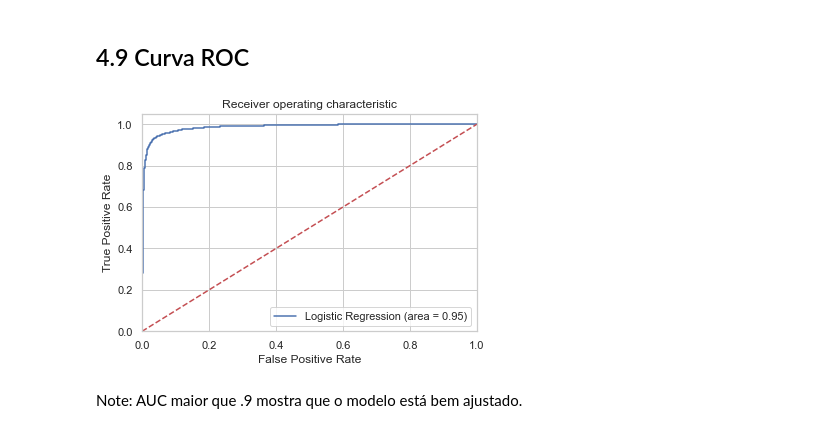
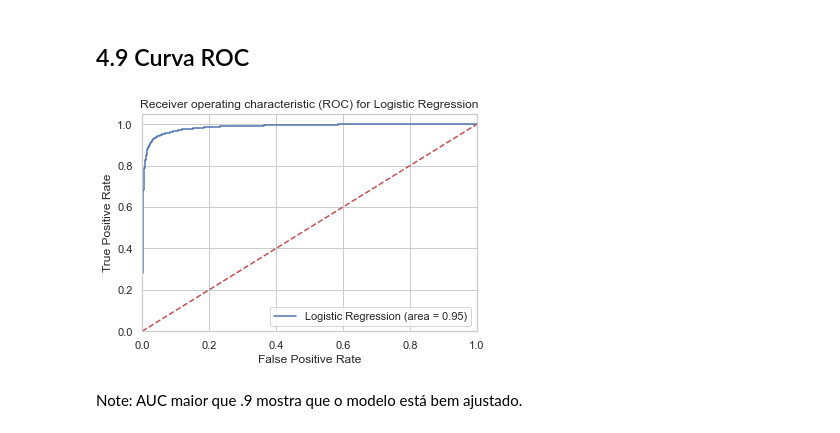
Before and after one commit to edbkei/MO416PROJ3, a Jupyter notebook: Projeto3/Project3.ipynb, the cells around one changed output. Drawn from its saved outputs; the diff is of its cells as text; code cells hidden in the pictures.

```diff
--- a/Projeto3/Project3.ipynb
+++ b/Projeto3/Project3.ipynb
@@ -509,21 +509,21 @@ Nota: Praticamente todos os índices foram maiores que 90%. Isso mostra que o mo
 # %%
 from sklearn.metrics import roc_auc_score
 from sklearn.metrics import roc_curve
 logit_roc_auc2 = roc_auc_score(os_test_y.astype(int), clf.predict(X_testing.astype(float)))
 fpr2, tpr2, thresholds2 = roc_curve(os_test_y.astype(int), clf.predict_proba(X_testing.astype(float))[:,1])
 plt.figure()
 plt.plot(fpr2, tpr2, label='Logistic Regression (area = %0.2f)' % logit_roc_auc2)
 plt.plot([0, 1], [0, 1],'r--')
 plt.xlim([0.0, 1.0])
 plt.ylim([0.0, 1.05])
 plt.xlabel('False Positive Rate')
 plt.ylabel('True Positive Rate')
-plt.title('Receiver operating characteristic')
+plt.title('Receiver operating characteristic (ROC) for Logistic Regression')
 plt.legend(loc="lower right")
 plt.savefig('Log_ROC')
 plt.show()
 # %% [output]
-[figure, old version]
+[figure, new version]
 # %% [markdown]
 Note: AUC maior que .9 mostra que o modelo está bem ajustado.
 # %% [markdown]
```
Also changed, not shown: parts of 16 cells of this notebook, 1 other file.
